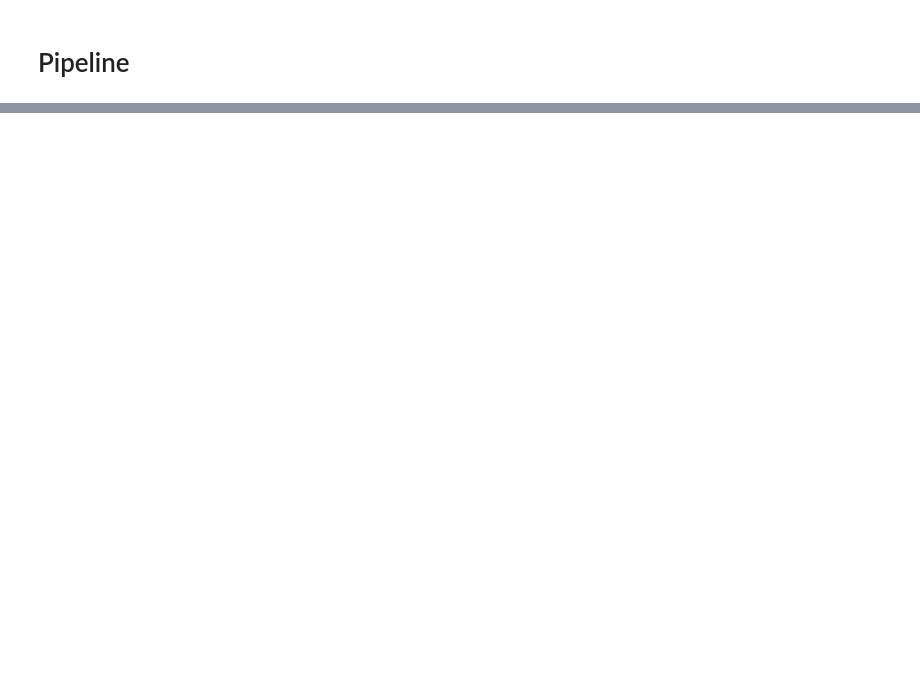
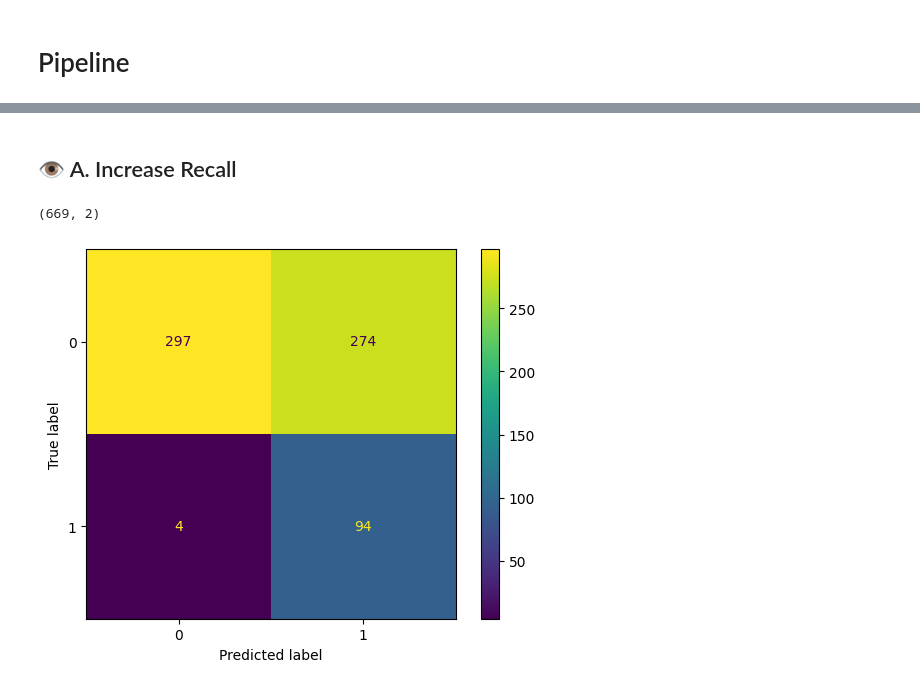
Before and after one commit to just1nt1me/marketing_campaign, a Jupyter notebook: EDA.ipynb, the cells around one changed output, grey strips where cells are left out. Saved outputs shown, nothing was run; the diff lists cells and outputs as text; code cells hidden in the pictures; blank space fills up the shorter version.

```diff
--- a/EDA.ipynb
+++ b/EDA.ipynb
@@ -392,0 +560,34 @@ sns.countplot(data = df, x = 'Response');
+# %% [markdown]
+## 👁️ A. Increase Recall
+# %%
+targeted_recall = 0.95
+# %%
+# Predict probabilities
+y_pred_probas_0, y_pred_probas_1 = cross_val_predict(LogisticRegression(max_iter = 1_000),
+                                                     X_train_scaled, y_train,
+                                                     method = "predict_proba").T
+
+# Generate precision and thresholds (and recalls) using probabilities for class 1
+precision, recall, thresholds = precision_recall_curve(y_train, y_pred_probas_1)
+
+# Populate dataframe with precision and threshold
+df_recall = pd.DataFrame({"recall" : recall[1:],
+                          "threshold" : thresholds})
+
+# New Threshold
+new_threshold = df_recall[df_recall.recall > targeted_recall]["threshold"].max()
+new_threshold
+# %%
+# New predictions
+y_pred_logreg_probas = logreg.predict_proba(X_test_scaled)
+
+y_new_pred = y_pred_logreg_probas[:,1] > new_threshold
+# %% [output]
+(669, 2)
+# %%
+cm = confusion_matrix(y_test, y_new_pred, labels=[0,1])
+disp = ConfusionMatrixDisplay(confusion_matrix=cm, display_labels=[0,1])
+disp.plot()
+plt.show()
+# %% [output]
+[figure, added]
```
Also changed, not shown: parts of 36 cells of this notebook.
